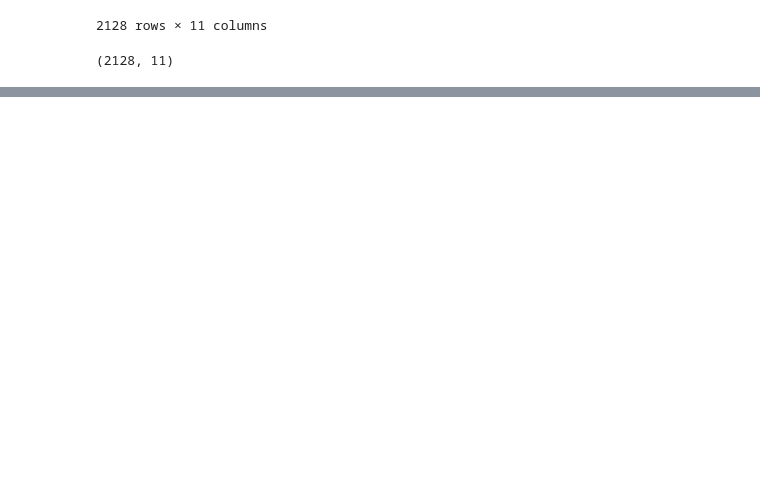
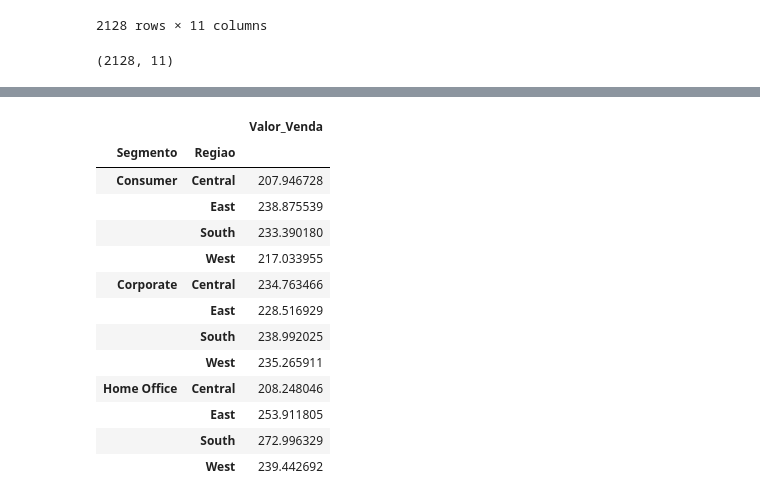
Before and after one commit to leandroclv/DSA_Python, a Jupyter notebook: POO/Pandas.ipynb, the cells around one changed output, grey strips where cells are left out. Cells and saved outputs as stored; diff of their text form; code cells hidden in the pictures; blank space fills up the shorter version.

```diff
--- a/POO/Pandas.ipynb
+++ b/POO/Pandas.ipynb
@@ -395,0 +396,18 @@ dsa_df[(dsa_df.Segmento != 'Home Office') & (dsa_df.Regiao != 'South')].sample(5
+# %%
+#Aplicamos o group by
+dsa_df[['Segmento', 'Regiao', 'Valor_Venda']].groupby(['Segmento', 'Regiao']).mean()
+# %% [output]
+|  |  | Valor_Venda |
+| Segmento | Regiao |  |
+| Consumer | Central | 207.946728 |
+|  | East | 238.875539 |
+|  | South | 233.390180 |
+|  | West | 217.033955 |
+| Corporate | Central | 234.763466 |
+|  | East | 228.516929 |
+|  | South | 238.992025 |
+|  | West | 235.265911 |
+| Home Office | Central | 208.248046 |
+|  | East | 253.911805 |
+|  | South | 272.996329 |
+|  | West | 239.442692 |
```
Also changed, not shown: parts of 10 cells of this notebook.
